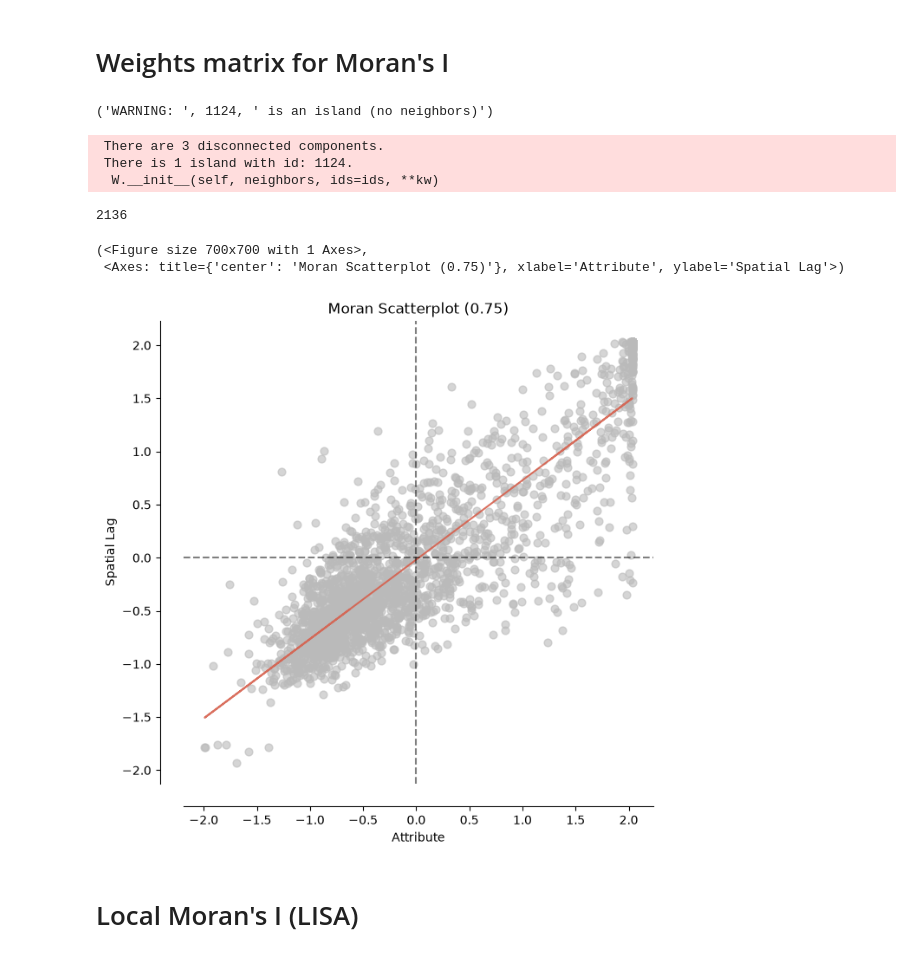
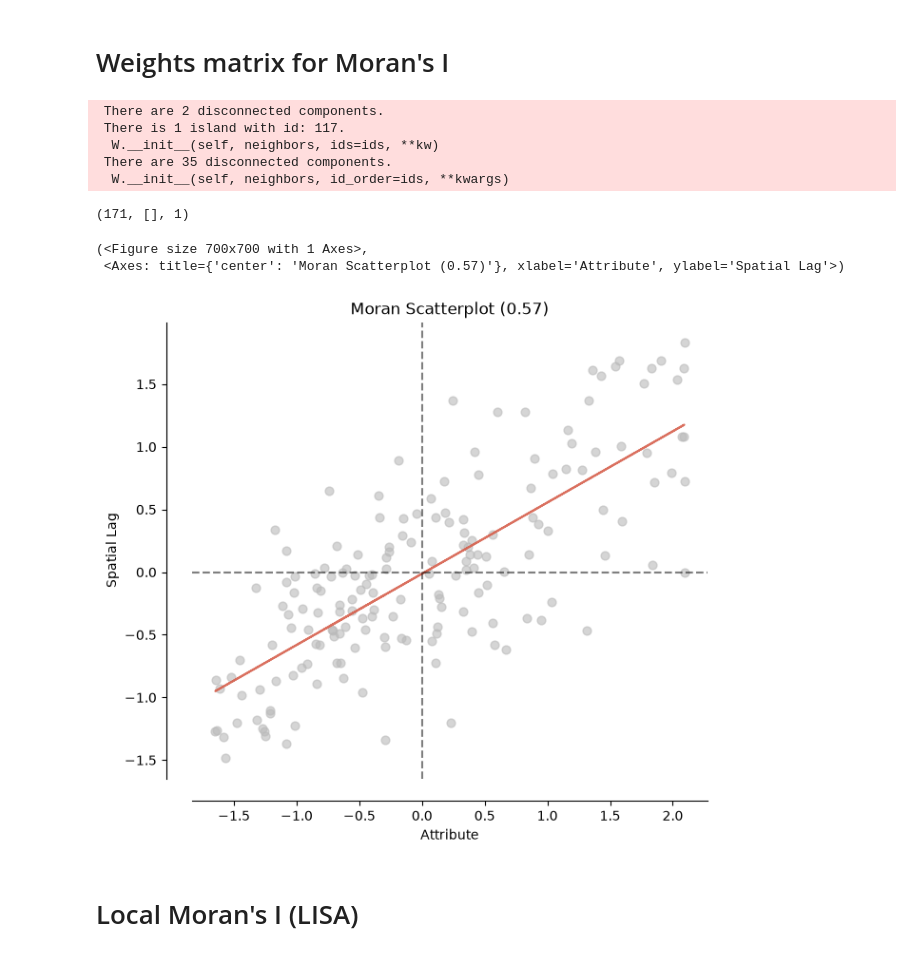
Before and after one commit to Nguyen-H-Bang-29/desakota, a Jupyter notebook: notebooks/02_esda.ipynb, the cells around one changed output. Cells and saved outputs as stored; diff of their text form; code cells hidden in the pictures.

```diff
--- a/notebooks/02_esda.ipynb
+++ b/notebooks/02_esda.ipynb
@@ -1,53 +1,54 @@
 # %% [markdown]
 # Weights matrix for Moran's I
 # %%
-from typing import Literal
-
 import geopandas as gpd
 import libpysal
 
 from desakota.paths import DataLayout
 
-LEVEL: Literal['DISTRICT', 'COMMUNE'] = 'COMMUNE'  # must match the level 01 last wrote
-
-
-def load_admin_units(level: Literal['DISTRICT', 'COMMUNE']) -> gpd.GeoDataFrame:
-    layout = DataLayout.from_env().ensure()
-    return gpd.read_file(layout.processed / f'{level.lower()}s_built_frac.gpkg')  # EPSG:32648
-
-
-admin_units = load_admin_units(LEVEL)
+layout = DataLayout.from_env().ensure()
+communes = gpd.read_file(layout.processed / 'communes_ql18_corridor.gpkg')  # EPSG:32648, from 01
 
 
 def build_queen_weights(units: gpd.GeoDataFrame) -> libpysal.weights.W:
-    # Queen contiguity (shared edge or vertex), row-standardized
+    """Queen contiguity (shared edge or vertex), row-standardised.
+
+    A unit with no contiguous neighbour (Tuần Châu: an island tied to Hạ Long by a
+    causeway) would get a zero row, i.e. a spatial lag of 0, which drags Moran's I
+    toward a spurious low-high pairing. It is attached to its single nearest
+    neighbour instead (KNN-1 on centroids), the usual libpysal remedy.
+    """
     w_queen = libpysal.weights.Queen.from_dataframe(units, use_index=True)
+    if w_queen.islands:
+        w_knn1 = libpysal.weights.KNN.from_dataframe(units, k=1, use_index=True)
+        w_queen = libpysal.weights.attach_islands(w_queen, w_knn1)
     w_queen.transform = 'r'
     return w_queen
 
 
-w_queen = build_queen_weights(admin_units)
-len(w_queen.neighbors)
+w_queen = build_queen_weights(communes)
+w_queen.n, w_queen.islands, w_queen.n_components
 # %% [output]
-('WARNING: ', 1124, ' is an island (no neighbors)')
+ There are 2 disconnected components.
+ There is 1 island with id: 117.
+  W.__init__(self, neighbors, ids=ids, **kw)
+ There are 35 disconnected components.
+  W.__init__(self, neighbors, id_order=ids, **kwargs)
- There are 3 disconnected components.
- There is 1 island with id: 1124.
-  W.__init__(self, neighbors, ids=ids, **kw)
+(171, [], 1)
-2136
 # %%
 import esda
 from splot.esda import lisa_cluster, moran_scatterplot
 
-moran_built_frac = esda.moran.Moran(admin_units['built_frac'], w_queen)
+moran_built_frac = esda.moran.Moran(communes['built_frac'], w_queen)
 
 # moran_built_frac.I
 # moran_built_frac.p_sim
 
 moran_scatterplot(moran_built_frac)
 # %% [output]
 (<Figure size 700x700 with 1 Axes>,
- <Axes: title={'center': 'Moran Scatterplot (0.75)'}, xlabel='Attribute', ylabel='Spatial Lag'>)
+ <Axes: title={'center': 'Moran Scatterplot (0.57)'}, xlabel='Attribute', ylabel='Spatial Lag'>)
-[figure, old version]
+[figure, new version]
 # %% [markdown]
 # Local Moran's I (LISA)
 # %%
```
Also changed, not shown: parts of 1 cell of this notebook, 8 other files.
